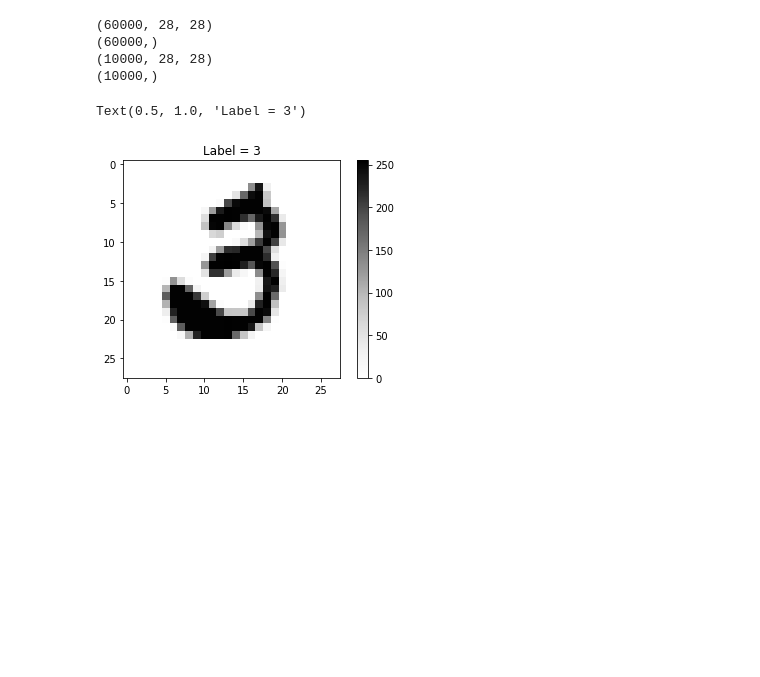
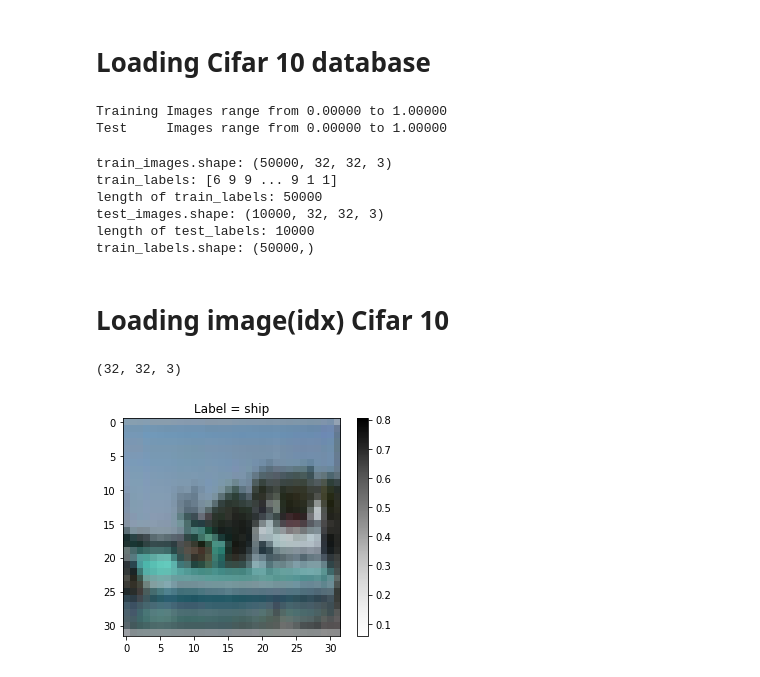
Before and after one commit to ric3b0wl/ECGR4090-ML-IoT, a Jupyter notebook: hw2/hw2.ipynb, the cells around one changed output. Saved outputs shown, nothing was run; the diff lists cells and outputs as text; code cells hidden in the pictures; blank space fills up the shorter version.

```diff
--- a/hw2/hw2.ipynb
+++ b/hw2/hw2.ipynb
@@ -75,19 +14,56 @@ Downloading data from https://storage.googleapis.com/tensorflow/tf-keras-dataset
+# %% [markdown]
+# Loading Cifar 10 database
+# %%
+dataset = "cifar"
+if dataset == "fashion_mnist":
+  fashion_mnist = tf.keras.datasets.fashion_mnist
+  (train_images, train_labels), (test_images, test_labels) = fashion_mnist.load_data()
+  class_names = ['T-shirt/top', 'Trouser', 'Pullover', 'Dress', 'Coat',
+               'Sandal', 'Shirt', 'Sneaker', 'Bag', 'Ankle boot']
+
+elif dataset == "mnist":
+  mnist = tf.keras.datasets.mnist
+  (train_images, train_labels), (test_images, test_labels) = mnist.load_data()
+  class_names = ['0', '1', '2', '3', '4', '5', '6', '7', '8', '9']
+
+elif dataset == "cifar":
+  (train_images, train_labels), (test_images, test_labels) = tf.keras.datasets.cifar10.load_data()
+  class_names = ['airplane','automobile','bird','cat','deer','dog','frog','horse','ship','truck']
+  train_labels = train_labels.squeeze()
+  test_labels = test_labels.squeeze()
+
+input_shape = train_images.shape[1:]
+train_images = train_images / 255.0
+test_images = test_images / 255.0
+print("Training Images range from {:2.5f} to {:2.5f}".format(np.min(train_images), np.max(train_images)))
+print("Test     Images range from {:2.5f} to {:2.5f}".format(np.min(test_images), np.max(test_images)))
+# %% [output]
+Training Images range from 0.00000 to 1.00000
+Test     Images range from 0.00000 to 1.00000
 # %%
-print(train_images.shape)
-print(train_labels.shape)
-print(test_images.shape)
-print(test_labels.shape)
+print(f'train_images.shape: {train_images.shape}')
+print(f'train_labels: {train_labels}')
+print(f'length of train_labels: {len(train_labels)}')
+print(f'test_images.shape: {test_images.shape}')
+print(f'length of test_labels: {len(test_labels)}')
+print(f'train_labels.shape: {train_labels.shape}')
 # %% [output]
-(60000, 28, 28)
-(60000,)
-(10000, 28, 28)
-(10000,)
+train_images.shape: (50000, 32, 32, 3)
+train_labels: [6 9 9 ... 9 1 1]
+length of train_labels: 50000
+test_images.shape: (10000, 32, 32, 3)
+length of test_labels: 10000
+train_labels.shape: (50000,)
+# %% [markdown]
+# Loading image(idx) Cifar 10
 # %%
-idx = 55893
+idx = 111
 plt.figure()
 plt.imshow(train_images[idx], cmap='Greys')
 plt.colorbar()
-plt.title("Label = {:}".format(train_labels[idx]))
+plt.grid(False)
+plt.title("Label = {:}".format(class_names[train_labels[idx]]))
+input_shape
 # %% [output]
-Text(0.5, 1.0, 'Label = 3')
+(32, 32, 3)
-[figure, old version]
+[figure, new version]
```
Also changed, not shown: parts of 30 cells of this notebook, 2 other files.
